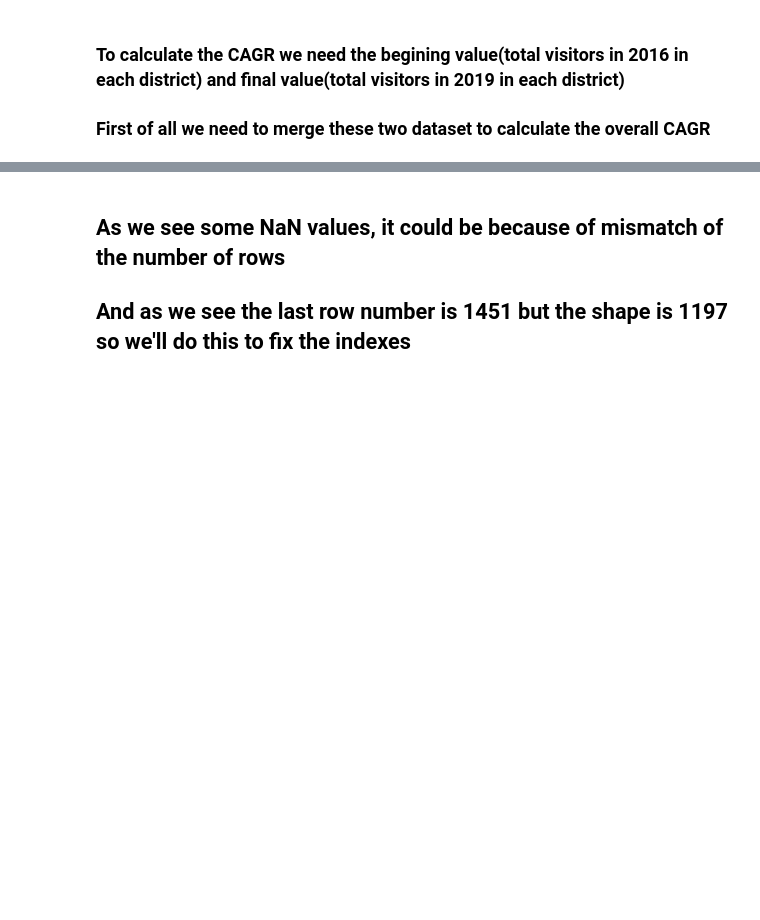
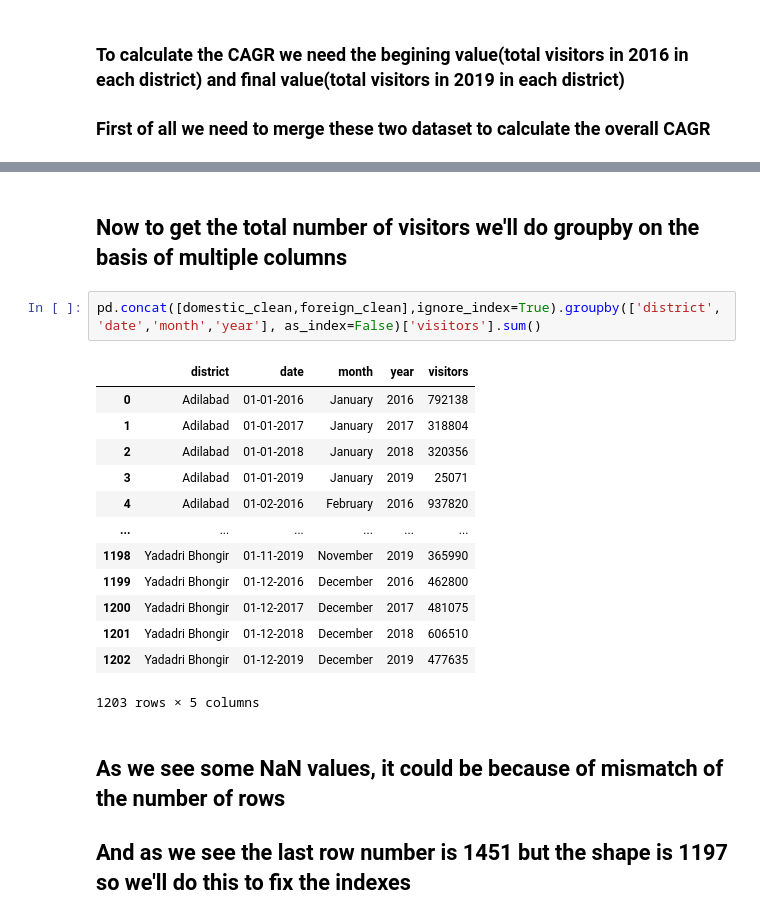
Before and after one commit to sourabhms66/Tourism_Revenue, a Jupyter notebook: codes.ipynb, the cells around one changed output, grey strips where cells are left out. Drawn from its saved outputs; the diff is of its cells as text; blank space fills up the shorter version.

```diff
--- a/codes.ipynb
+++ b/codes.ipynb
@@ -304,3 +304,21 @@ pd.concat([domestic_clean,foreign_clean],axis=1)
+# %% [markdown]
+## Now to get the total number of visitors we'll do groupby on the basis of multiple columns
+# %%
+pd.concat([domestic_clean,foreign_clean],ignore_index=True).groupby(['district','date','month','year'], as_index=False)['visitors'].sum()
+# %% [output]
+|  | district | date | month | year | visitors |
+| 0 | Adilabad | 01-01-2016 | January | 2016 | 792138 |
+| 1 | Adilabad | 01-01-2017 | January | 2017 | 318804 |
+| 2 | Adilabad | 01-01-2018 | January | 2018 | 320356 |
+| 3 | Adilabad | 01-01-2019 | January | 2019 | 25071 |
+| 4 | Adilabad | 01-02-2016 | February | 2016 | 937820 |
+| ... | ... | ... | ... | ... | ... |
+| 1198 | Yadadri Bhongir | 01-11-2019 | November | 2019 | 365990 |
+| 1199 | Yadadri Bhongir | 01-12-2016 | December | 2016 | 462800 |
+| 1200 | Yadadri Bhongir | 01-12-2017 | December | 2017 | 481075 |
+| 1201 | Yadadri Bhongir | 01-12-2018 | December | 2018 | 606510 |
+| 1202 | Yadadri Bhongir | 01-12-2019 | December | 2019 | 477635 |
+1203 rows × 5 columns
 # %% [markdown]
 ## As we see some NaN values, it could be because of mismatch of the number of rows
 ## And as we see the last row number is 1451 but the shape is 1197 so we'll do this to fix the indexes
```
Also changed, not shown: parts of 7 cells of this notebook.
